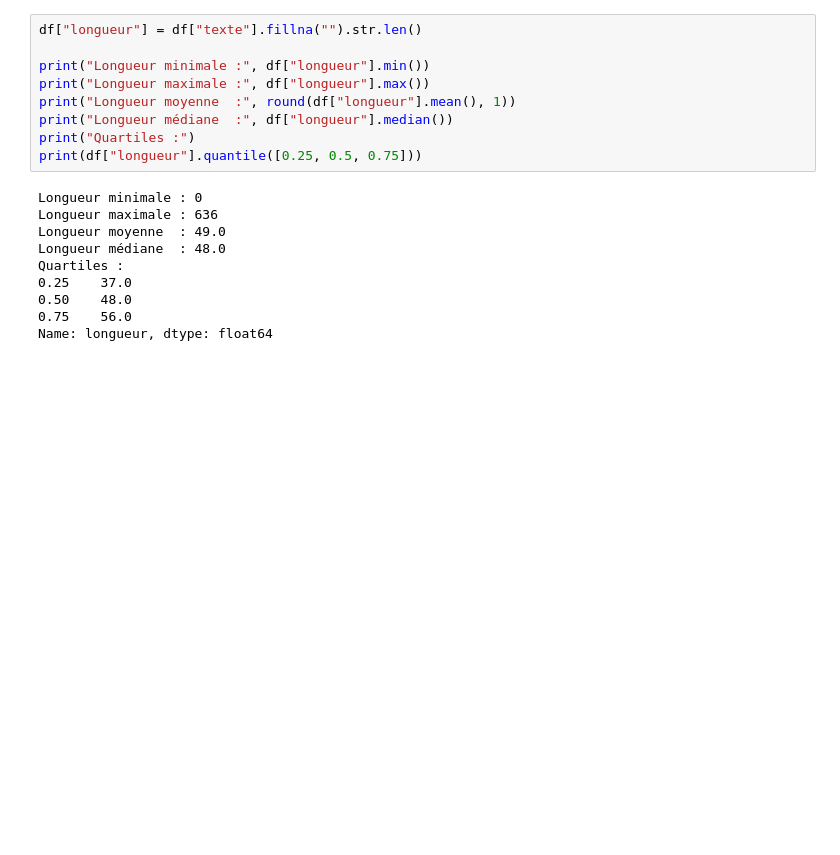
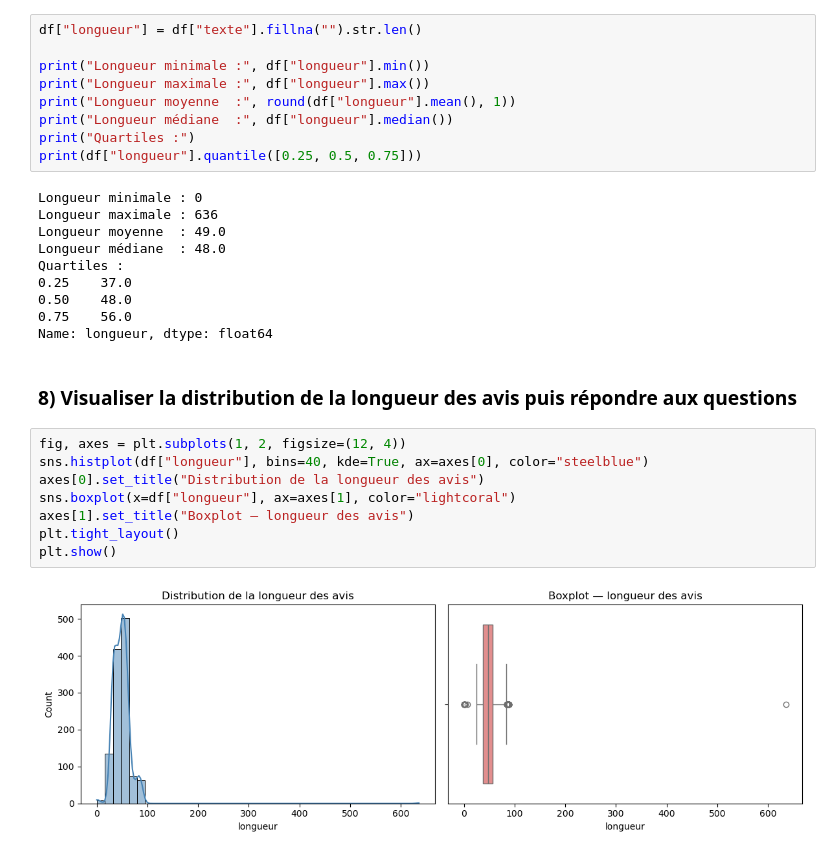
Before and after one commit to dinho325/atelier_prepa_donnees_textuelles, a Jupyter notebook: notebooks/atelier_prepa_donnees_textuelles.ipynb, the cells around one changed output. Saved outputs shown, nothing was run; the diff lists cells and outputs as text; blank space fills up the shorter version.

Commit message:
8) Visualiser la distribution de la longueur des avis puis répondre aux questions

```diff
--- a/notebooks/atelier_prepa_donnees_textuelles.ipynb
+++ b/notebooks/atelier_prepa_donnees_textuelles.ipynb
@@ -122,3 +124,15 @@ Quartiles :
 0.50    48.0
 0.75    56.0
 Name: longueur, dtype: float64
+# %% [markdown]
+### 8) Visualiser la distribution de la longueur des avis puis répondre aux questions
+# %%
+fig, axes = plt.subplots(1, 2, figsize=(12, 4))
+sns.histplot(df["longueur"], bins=40, kde=True, ax=axes[0], color="steelblue")
+axes[0].set_title("Distribution de la longueur des avis")
+sns.boxplot(x=df["longueur"], ax=axes[1], color="lightcoral")
+axes[1].set_title("Boxplot — longueur des avis")
+plt.tight_layout()
+plt.show()
+# %% [output]
+[figure, added]
```
Also changed, not shown: parts of 1 cell of this notebook.
